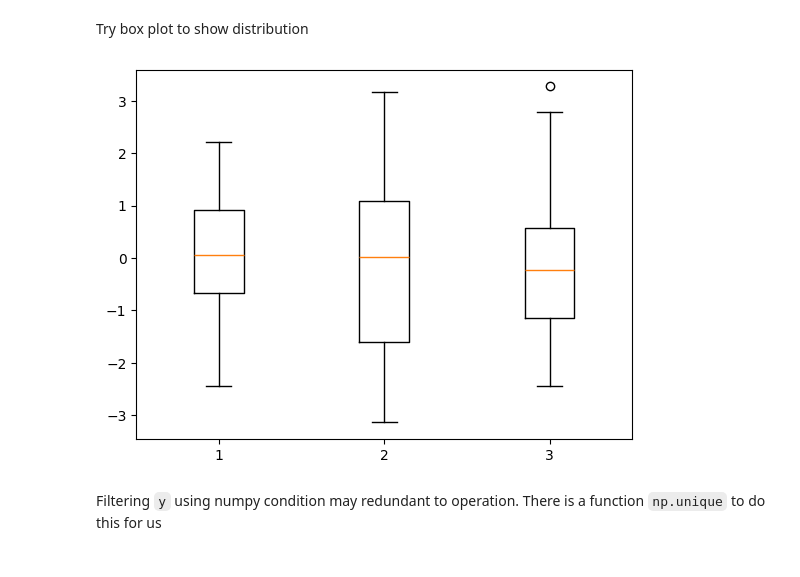
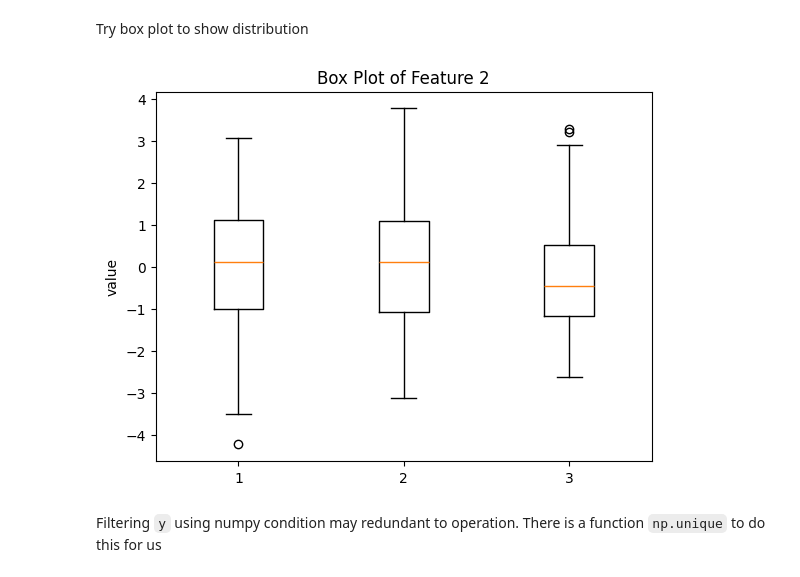
Before and after one commit to tniramol/rs-lc-dl, a Jupyter notebook: matplotlib_tutorial.ipynb, the cells around one changed output. Saved outputs shown, nothing was run; the diff lists cells and outputs as text; code cells hidden in the pictures.

```diff
--- a/matplotlib_tutorial.ipynb
+++ b/matplotlib_tutorial.ipynb
@@ -176,12 +176,12 @@ plt.show()
 # %% [markdown]
 Try box plot to show distribution
 # %%
-plt.boxplot(data) # all features
-#plt.ylabel('Feature 2')
-#plt.title('Box Plot of Feature 2')
+plt.boxplot(X) # all features
+plt.ylabel('value')
+plt.title('Box Plot of Feature 2')
 plt.show()
 # %% [output]
-[figure, old version]
+[figure, new version]
 # %% [markdown]
 Filtering `y` using numpy condition may redundant to operation. There is a function `np.unique` to do this for us
 # %%
```
Also changed, not shown: parts of 2 cells of this notebook.
